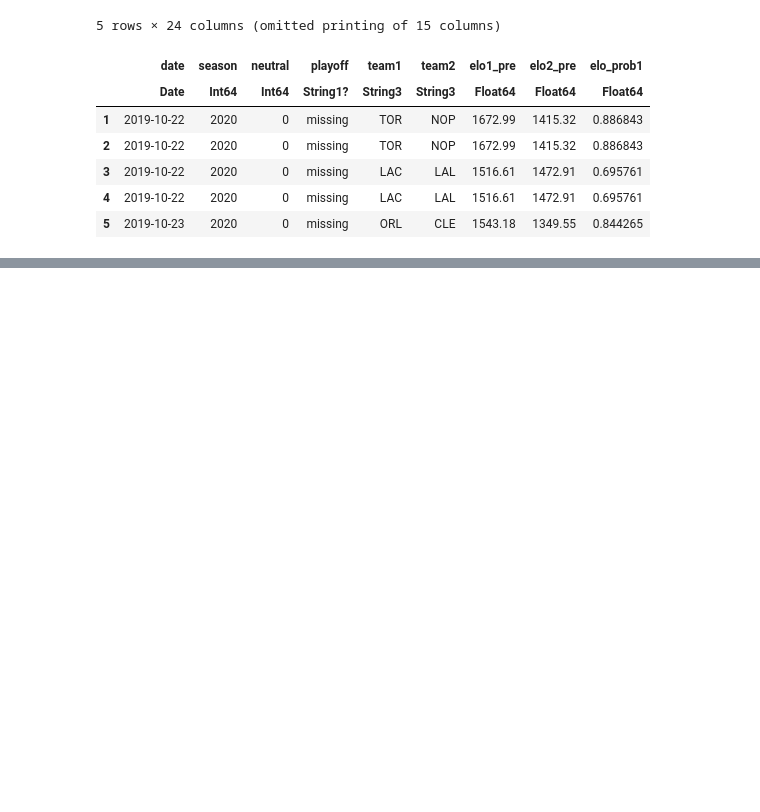
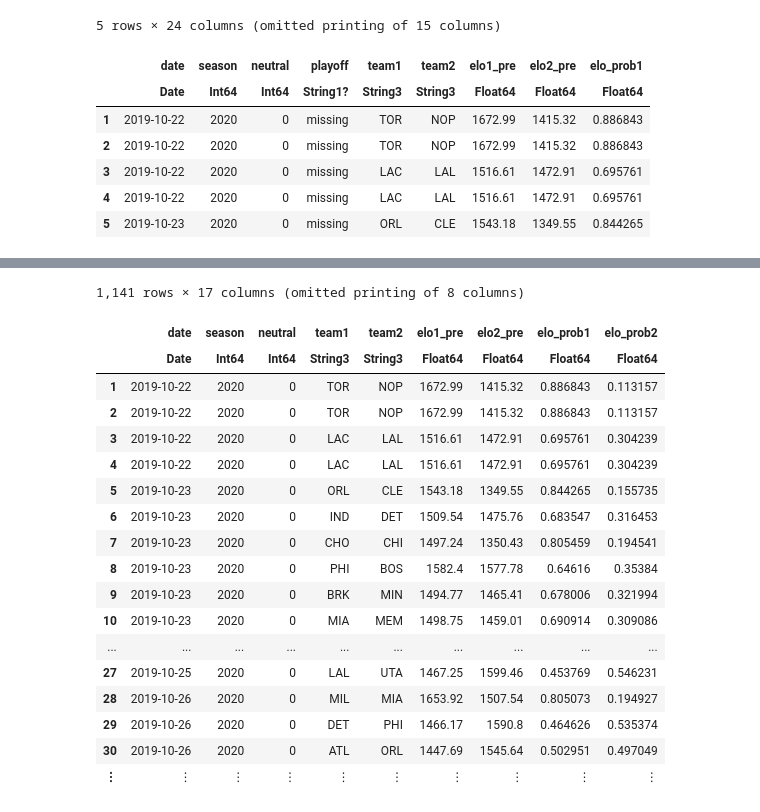
Before and after one commit to prehensilecode/julia-beginners, a Jupyter notebook: data/nba/julia_datascience.ipynb, the cells around one changed output, grey strips where cells are left out. Saved outputs shown, nothing was run; the diff lists cells and outputs as text; code cells hidden in the pictures; blank space fills up the shorter version.

```diff
--- a/data/nba/julia_datascience.ipynb
+++ b/data/nba/julia_datascience.ipynb
@@ -139,0 +244,24 @@ first(df, 5)
+# %%
+# fill missing values with mean
+using Statistics
+data = data[:, mean.(ismissing, eachcol(data)).<0.1]
+# %% [output]
+1,141 rows × 17 columns (omitted printing of 8 columns)
+|  | date | season | neutral | team1 | team2 | elo1_pre | elo2_pre | elo_prob1 | elo_prob2 |
+|  | Date | Int64 | Int64 | String3 | String3 | Float64 | Float64 | Float64 | Float64 |
+| 1 | 2019-10-22 | 2020 | 0 | TOR | NOP | 1672.99 | 1415.32 | 0.886843 | 0.113157 |
+| 2 | 2019-10-22 | 2020 | 0 | TOR | NOP | 1672.99 | 1415.32 | 0.886843 | 0.113157 |
+| 3 | 2019-10-22 | 2020 | 0 | LAC | LAL | 1516.61 | 1472.91 | 0.695761 | 0.304239 |
+| 4 | 2019-10-22 | 2020 | 0 | LAC | LAL | 1516.61 | 1472.91 | 0.695761 | 0.304239 |
+| 5 | 2019-10-23 | 2020 | 0 | ORL | CLE | 1543.18 | 1349.55 | 0.844265 | 0.155735 |
+| 6 | 2019-10-23 | 2020 | 0 | IND | DET | 1509.54 | 1475.76 | 0.683547 | 0.316453 |
+| 7 | 2019-10-23 | 2020 | 0 | CHO | CHI | 1497.24 | 1350.43 | 0.805459 | 0.194541 |
+| 8 | 2019-10-23 | 2020 | 0 | PHI | BOS | 1582.4 | 1577.78 | 0.64616 | 0.35384 |
+| 9 | 2019-10-23 | 2020 | 0 | BRK | MIN | 1494.77 | 1465.41 | 0.678006 | 0.321994 |
+| 10 | 2019-10-23 | 2020 | 0 | MIA | MEM | 1498.75 | 1459.01 | 0.690914 | 0.309086 |
+| ... | ... | ... | ... | ... | ... | ... | ... | ... | ... |
+| 27 | 2019-10-25 | 2020 | 0 | LAL | UTA | 1467.25 | 1599.46 | 0.453769 | 0.546231 |
+| 28 | 2019-10-26 | 2020 | 0 | MIL | MIA | 1653.92 | 1507.54 | 0.805073 | 0.194927 |
+| 29 | 2019-10-26 | 2020 | 0 | DET | PHI | 1466.17 | 1590.8 | 0.464626 | 0.535374 |
+| 30 | 2019-10-26 | 2020 | 0 | ATL | ORL | 1447.69 | 1545.64 | 0.502951 | 0.497049 |
+| ⋮ | ⋮ | ⋮ | ⋮ | ⋮ | ⋮ | ⋮ | ⋮ | ⋮ | ⋮ |
```
Also changed, not shown: parts of 21 cells of this notebook.
